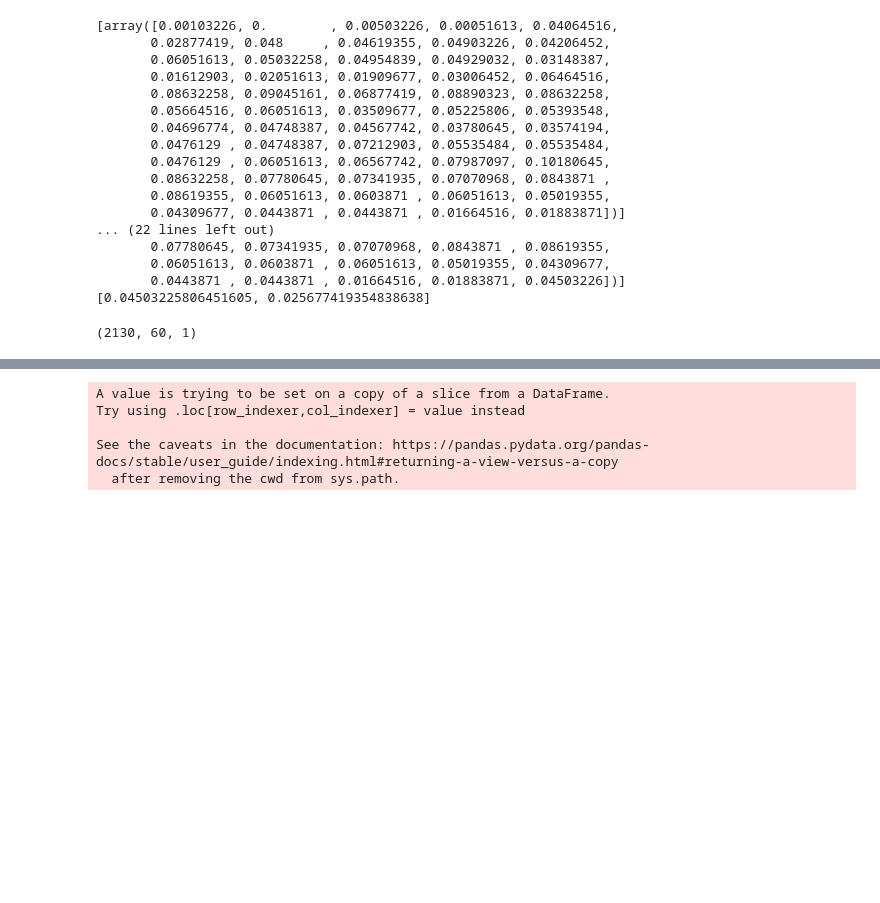
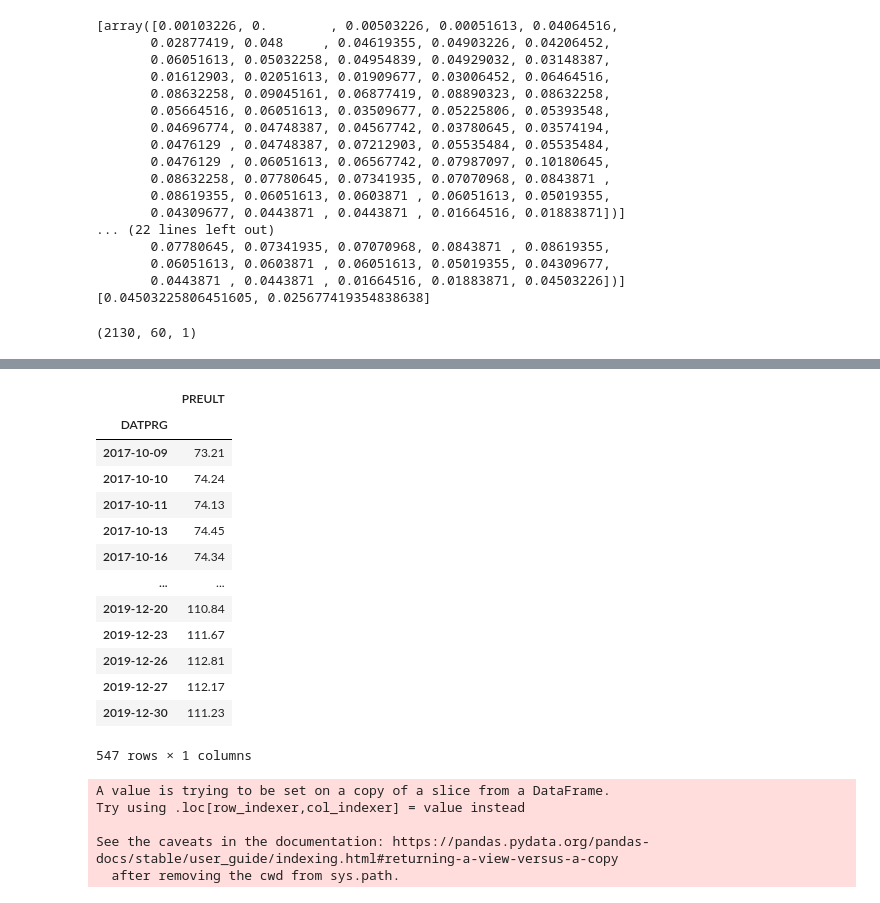
Before and after one commit to MCanhisares/stock-price-prediction, a Jupyter notebook: nbs/lstm_bova11.ipynb, the cells around one changed output, grey strips where cells are left out. Saved outputs shown, nothing was run; the diff lists cells and outputs as text; code cells hidden in the pictures; blank space fills up the shorter version.

```diff
--- a/nbs/lstm_bova11.ipynb
+++ b/nbs/lstm_bova11.ipynb
@@ -194,3 +168,21 @@ rmse
+# %%
+valid = data[training_data_len:]
+valid
+# %% [output]
+|  | PREULT |
+| DATPRG |  |
+| 2017-10-09 | 73.21 |
+| 2017-10-10 | 74.24 |
+| 2017-10-11 | 74.13 |
+| 2017-10-13 | 74.45 |
+| 2017-10-16 | 74.34 |
+| ... | ... |
+| 2019-12-20 | 110.84 |
+| 2019-12-23 | 111.67 |
+| 2019-12-26 | 112.81 |
+| 2019-12-27 | 112.17 |
+| 2019-12-30 | 111.23 |
+547 rows × 1 columns
 # %%
 # Plot the data
 train = data[:training_data_len]
```
Also changed, not shown: parts of 6 cells of this notebook, 14 other files.
